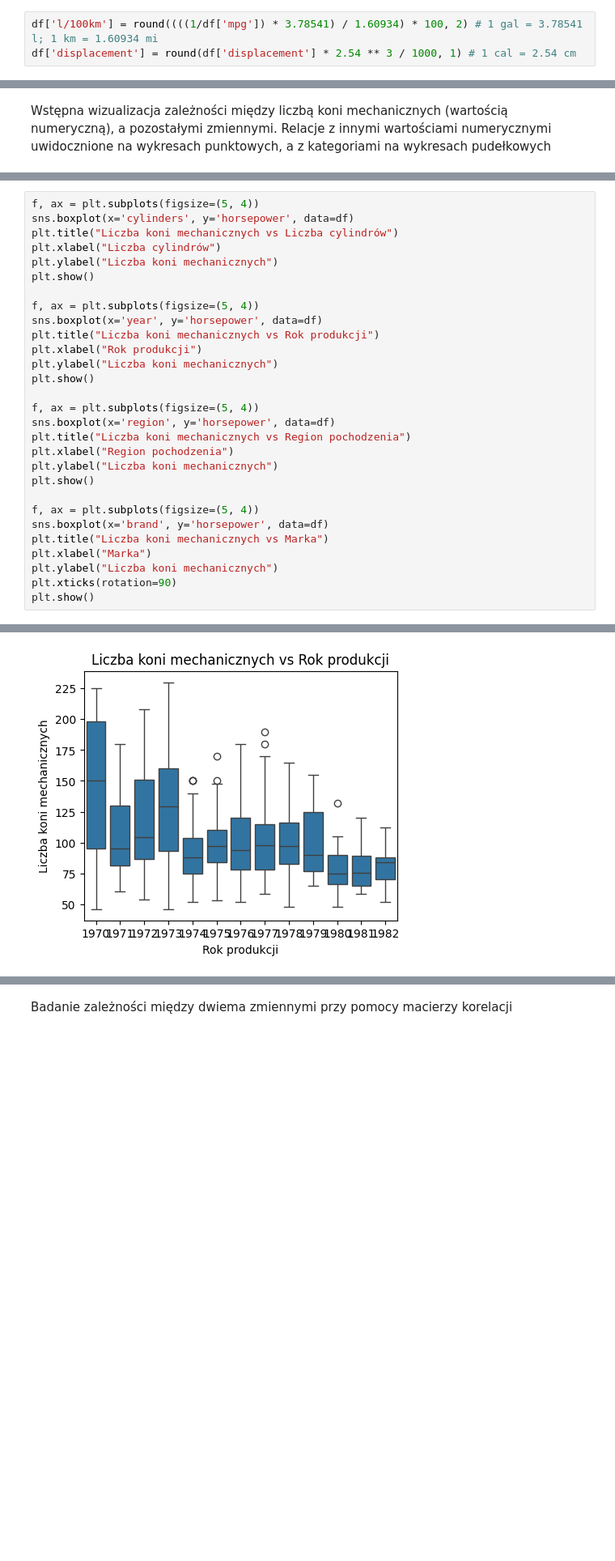
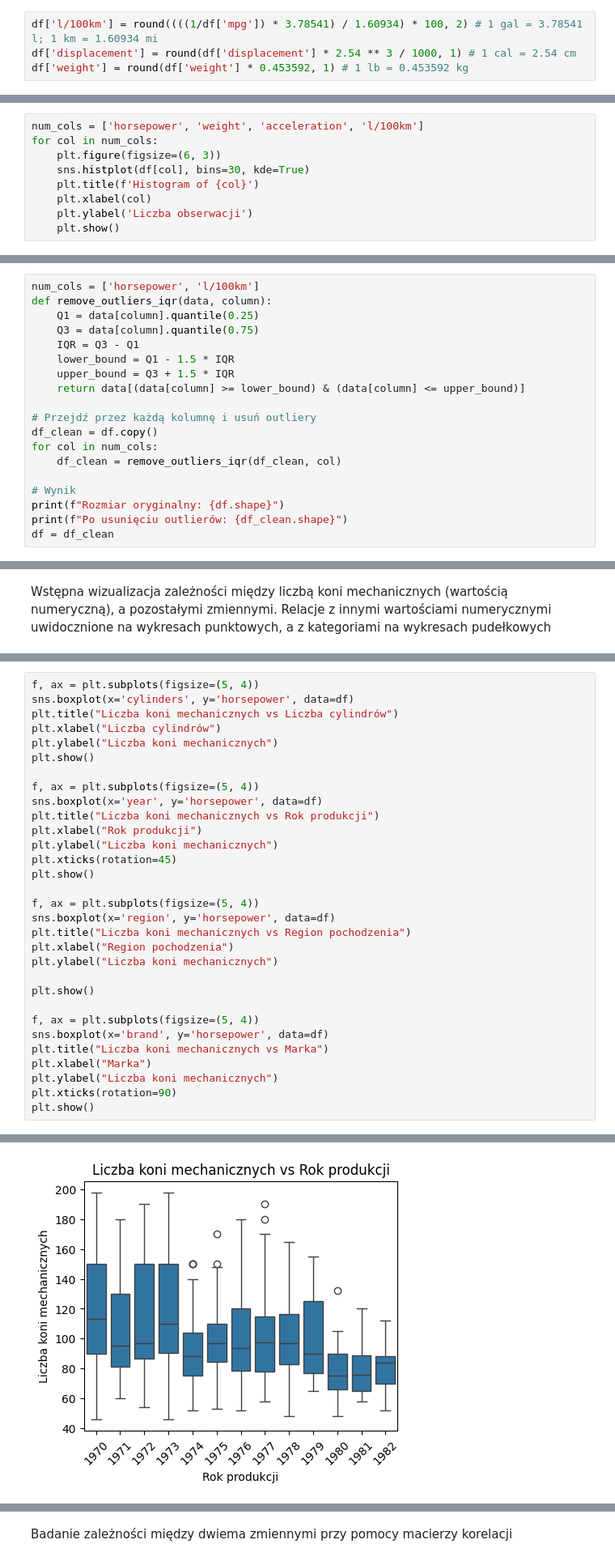
Before and after one commit to karoljablonski/ML-term-work, a Jupyter notebook: cars.ipynb, the cells around one changed output, grey strips where cells are left out. Shown at 81% size. Drawn from its saved outputs; the diff is of its cells as text; blank space fills up the shorter version.

Commit message:
weight calc, histograms, outliers removal, model improvement, prediction function, styling and additional comments.

```diff
--- a/cars.ipynb
+++ b/cars.ipynb
@@ -33,4 +40,5 @@ Przeprowadzenie konwersji spalania z mpg na l/100km oraz pojemności skokowej z
 # %%
 df['l/100km'] = round((((1/df['mpg']) * 3.78541) / 1.60934) * 100, 2) # 1 gal = 3.78541 l; 1 km = 1.60934 mi
 df['displacement'] = round(df['displacement'] * 2.54 ** 3 / 1000, 1) # 1 cal = 2.54 cm
+df['weight'] = round(df['weight'] * 0.453592, 1) # 1 lb = 0.453592 kg
 # %% [markdown]
@@ -183,0 +192,9 @@ Wartości odstające przyjmują wartości prawdopodobne, więc nie będą usuwan
+# %%
+num_cols = ['horsepower', 'weight', 'acceleration', 'l/100km']
+for col in num_cols:
+    plt.figure(figsize=(6, 3))
+    sns.histplot(df[col], bins=30, kde=True)
+    plt.title(f'Histogram of {col}')
+    plt.xlabel(col)
+    plt.ylabel('Liczba obserwacji')
+    plt.show()
@@ -183,0 +208,19 @@ Wartości odstające przyjmują wartości prawdopodobne, więc nie będą usuwan
+# %%
+num_cols = ['horsepower', 'l/100km']
+def remove_outliers_iqr(data, column):
+    Q1 = data[column].quantile(0.25)
+    Q3 = data[column].quantile(0.75)
+    IQR = Q3 - Q1
+    lower_bound = Q1 - 1.5 * IQR
+    upper_bound = Q3 + 1.5 * IQR
+    return data[(data[column] >= lower_bound) & (data[column] <= upper_bound)]
+
+# Przejdź przez każdą kolumnę i usuń outliery
+df_clean = df.copy()
+for col in num_cols:
+    df_clean = remove_outliers_iqr(df_clean, col)
+
+# Wynik
+print(f"Rozmiar oryginalny: {df.shape}")
+print(f"Po usunięciu outlierów: {df_clean.shape}")
+df = df_clean
@@ -229,6 +294,7 @@ sns.boxplot(x='year', y='horsepower', data=df)
 plt.title("Liczba koni mechanicznych vs Rok produkcji")
 plt.xlabel("Rok produkcji")
 plt.ylabel("Liczba koni mechanicznych")
+plt.xticks(rotation=45)
 plt.show()
 
 f, ax = plt.subplots(figsize=(5, 4))
@@ -236,6 +302,7 @@ sns.boxplot(x='region', y='horsepower', data=df)
 plt.title("Liczba koni mechanicznych vs Region pochodzenia")
 plt.xlabel("Region pochodzenia")
 plt.ylabel("Liczba koni mechanicznych")
+
 plt.show()
 
 f, ax = plt.subplots(figsize=(5, 4))
@@ -250 +317 @@ plt.show()
-[figure, old version]
+[figure, new version]
```
Also changed, not shown: parts of 47 cells of this notebook.
